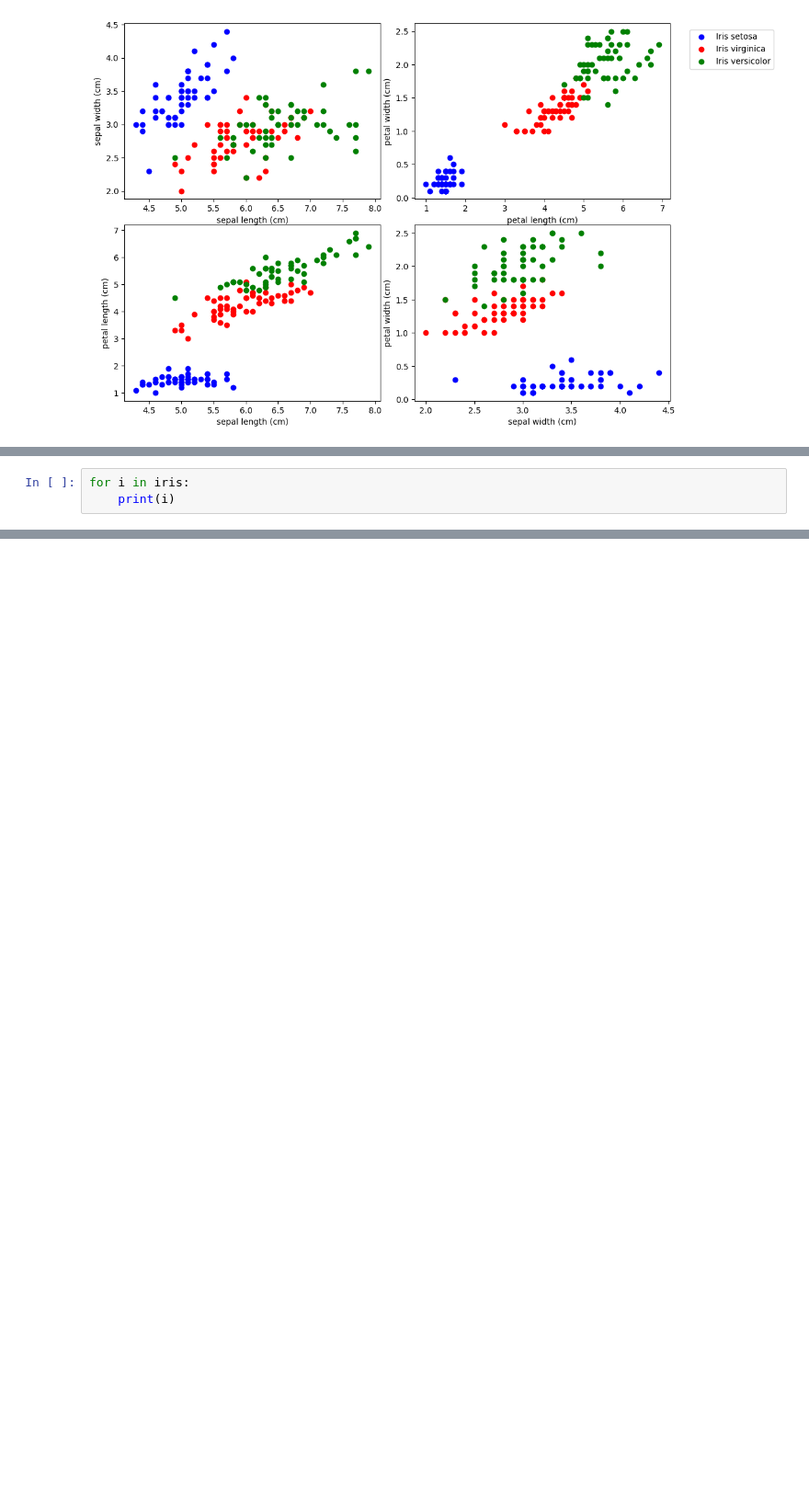
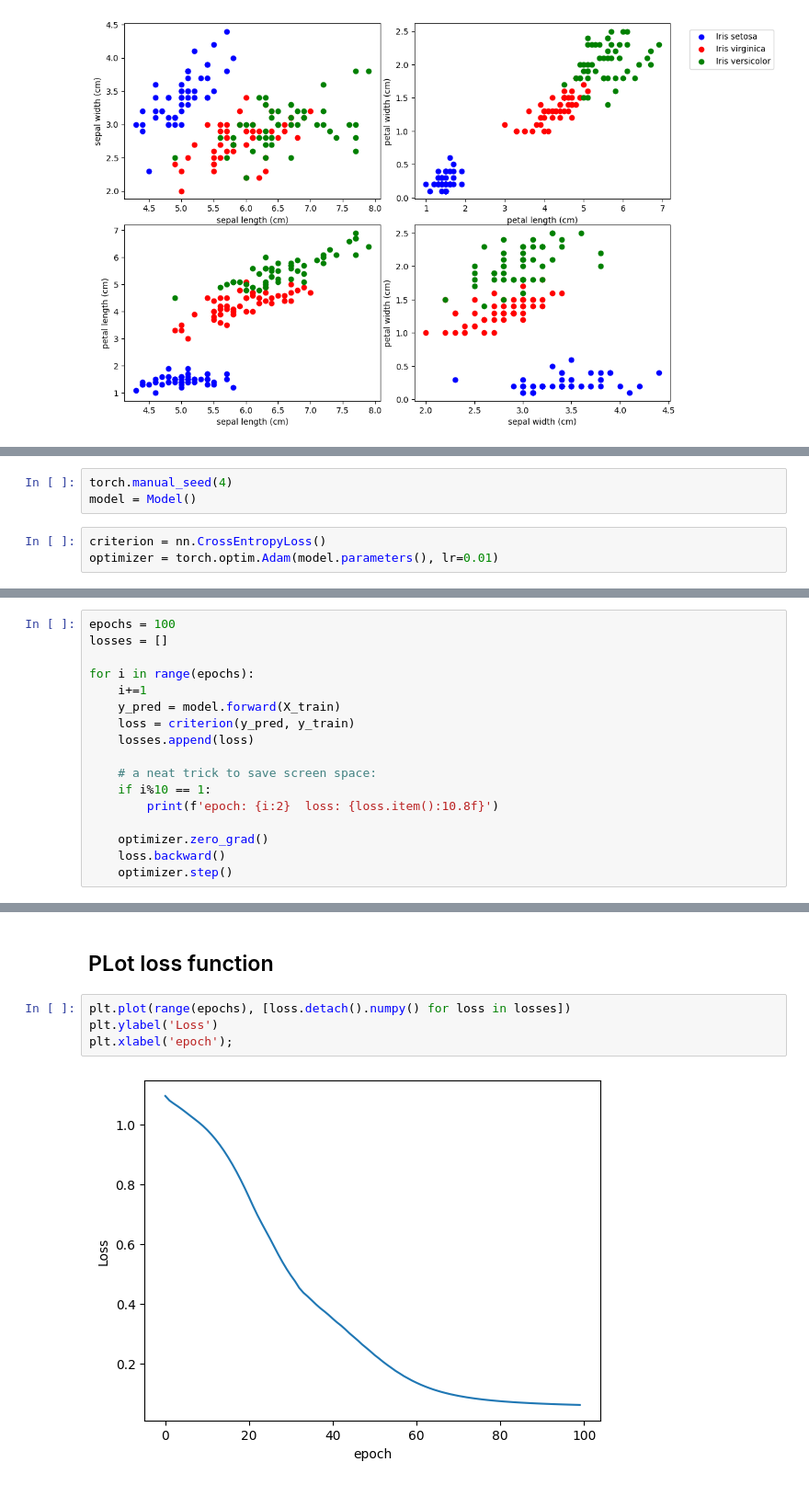
Before and after one commit to gc2321/3546-Deep-Learning, a Jupyter notebook: pytorch/1_5_basic_ann.ipynb, the cells around one changed output, grey strips where cells are left out. Shown: that part at 92% size. Cells and saved outputs as stored; diff of their text form; blank space fills up the shorter version.

```diff
--- a/pytorch/1_5_basic_ann.ipynb
+++ b/pytorch/1_5_basic_ann.ipynb
@@ -84,3 +70,0 @@ torch.utils.data.dataset.TensorDataset
-# %%
-for i in iris:
-    print(i)
@@ -152,0 +77,6 @@ next(iter(iris_loader))
+# %%
+torch.manual_seed(4)
+model = Model()
+# %%
+criterion = nn.CrossEntropyLoss()
+optimizer = torch.optim.Adam(model.parameters(), lr=0.01)
@@ -152,0 +85,17 @@ next(iter(iris_loader))
+# %%
+epochs = 100
+losses = []
+
+for i in range(epochs):
+    i+=1
+    y_pred = model.forward(X_train)
+    loss = criterion(y_pred, y_train)
+    losses.append(loss)
+
+    # a neat trick to save screen space:
+    if i%10 == 1:
+        print(f'epoch: {i:2}  loss: {loss.item():10.8f}')
+
+    optimizer.zero_grad()
+    loss.backward()
+    optimizer.step()
@@ -152,0 +113,8 @@ next(iter(iris_loader))
+# %% [markdown]
+## PLot loss function
+# %%
+plt.plot(range(epochs), [loss.detach().numpy() for loss in losses])
+plt.ylabel('Loss')
+plt.xlabel('epoch');
+# %% [output]
+[figure, added]
```
Also changed, not shown: parts of 32 cells of this notebook.
